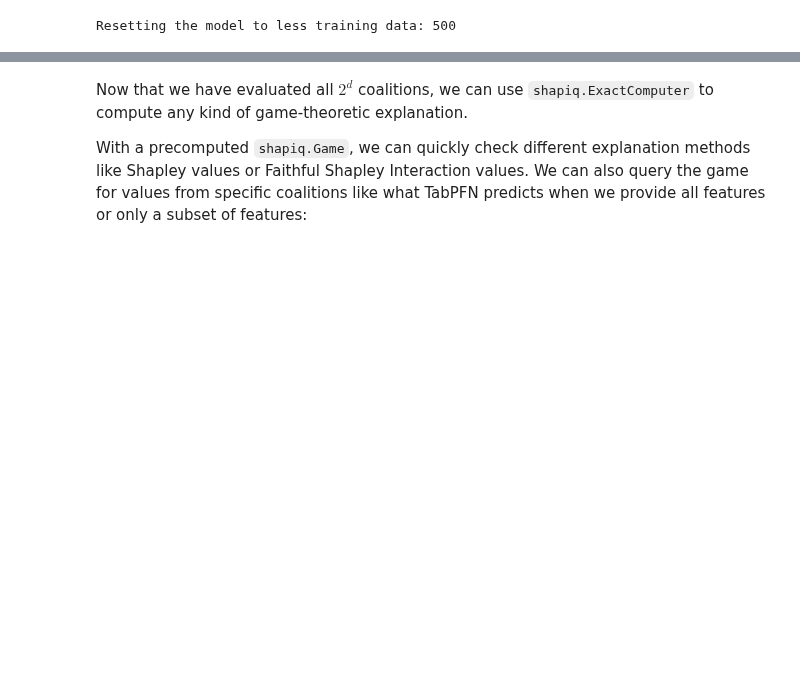
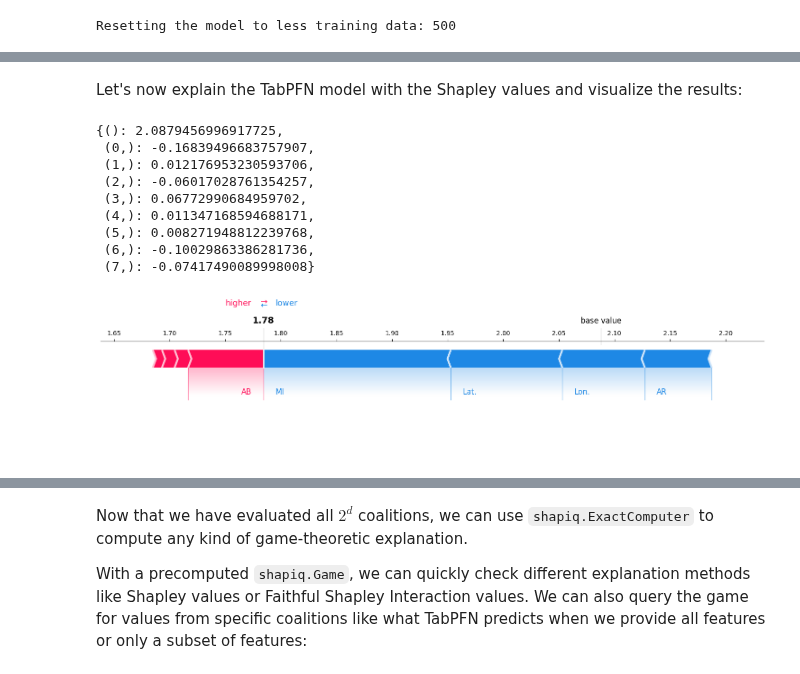
Before and after one commit to FabianK-Dev/shapiq, a Jupyter notebook: docs/source/notebooks/tabular_notebooks/explaining_tabpfn.ipynb, the cells around one changed output, grey strips where cells are left out. Saved outputs shown, nothing was run; the diff lists cells and outputs as text; code cells hidden in the pictures; blank space fills up the shorter version.

```diff
--- a/docs/source/notebooks/tabular_notebooks/explaining_tabpfn.ipynb
+++ b/docs/source/notebooks/tabular_notebooks/explaining_tabpfn.ipynb
@@ -163,0 +150,10 @@ The value function of the game performs the remove-and-"retrain" strategy for Ta
+# %%
+explainer = shapiq.Explainer(
+    model=model,
+    data=x_train,
+    labels=y_train,
+    index="SV",  # Shapley values
+    max_order=1,  # first order Shapley values
+    empty_prediction=float(average_prediction),  # Optional, can also be inferred from the model
+)
+print(f"Explainer Class: {explainer.__class__.__name__} inferred from the model.")
@@ -163,0 +166,25 @@ The value function of the game performs the remove-and-"retrain" strategy for Ta
+# %%
+imputer = explainer._imputer
+if not os.path.exists("tabpfn_values_explainer.npz"):
+    imputer.verbose = True  # see the pre-computation progress
+    imputer.fit(x_explain)
+    imputer.precompute()
+    imputer.save_values("tabpfn_values_explainer.npz")
+imputer.load_values("tabpfn_values_explainer.npz")
+# %% [markdown]
+Let's now explain the TabPFN model with the Shapley values and visualize the results:
+# %%
+shapley_values = explainer.explain(x_explain)
+display(shapley_values.dict_values)
+shapley_values.plot_force(feature_names=feature_names)
+# %% [output]
+{(): 2.0879456996917725,
+ (0,): -0.16839496683757907,
+ (1,): 0.012176953230593706,
+ (2,): -0.06017028761354257,
+ (3,): 0.06772990684959702,
+ (4,): 0.011347168594688171,
+ (5,): 0.008271948812239768,
+ (6,): -0.10029863386281736,
+ (7,): -0.07417490089998008}
+[figure, added]
```
Also changed, not shown: parts of 22 cells of this notebook, 24 other files.
